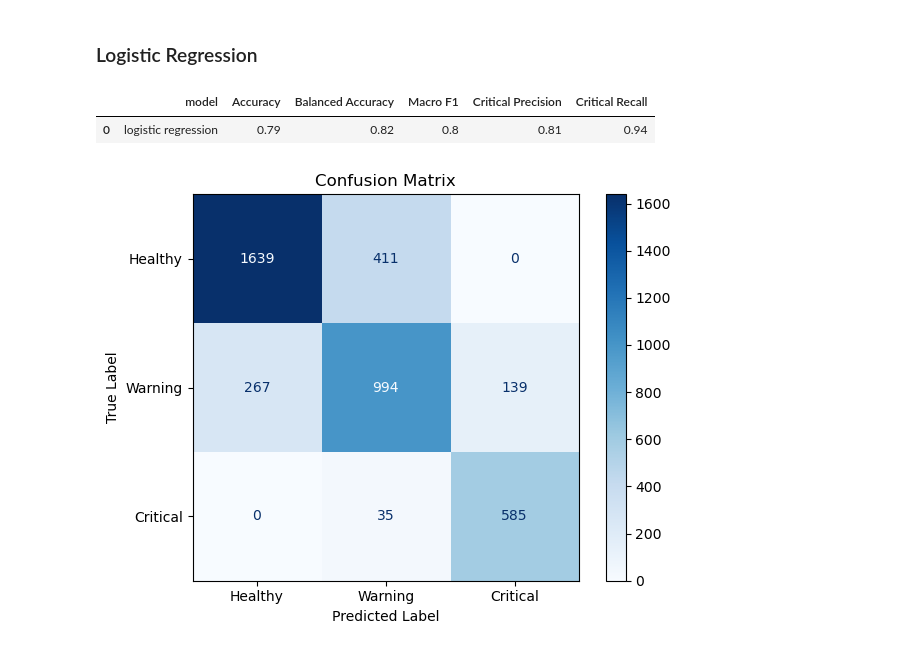
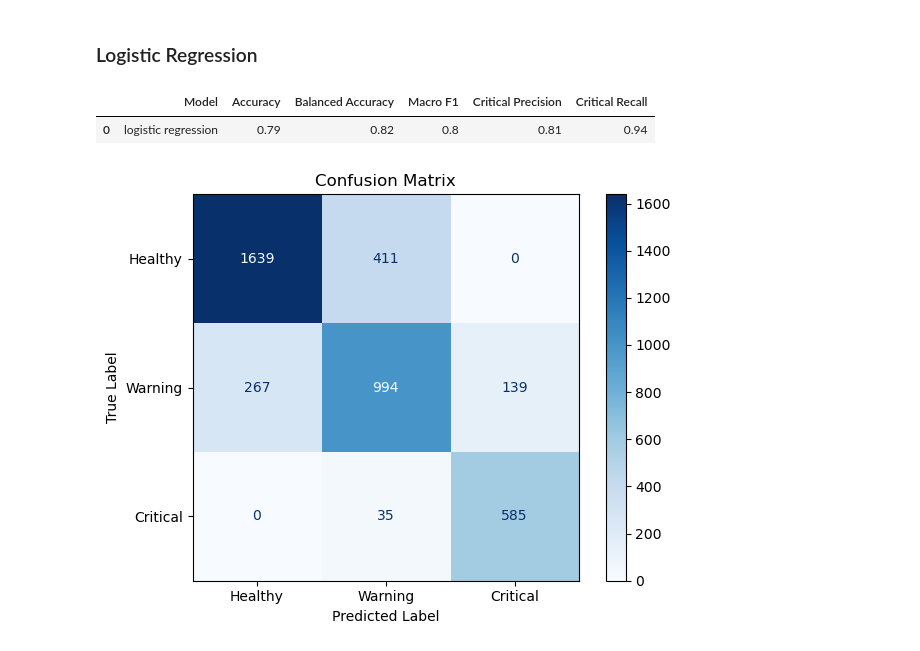
Before and after one commit to variableh/NASA, a Jupyter notebook: 03_classification.ipynb, the cells around one changed output. Drawn from its saved outputs; the diff is of its cells as text; code cells hidden in the pictures.

```diff
--- a/03_classification.ipynb
+++ b/03_classification.ipynb
@@ -186,9 +190,10 @@ model_lr.fit(X_train, y_train)
 
 y_pred_lr = model_lr.predict(X_val)
 # %%
-evaluate(y_val, y_pred_lr, "logistic regression")
+lr_results = evaluate(y_val, y_pred_lr, "logistic regression")
+lr_results
 # %% [output]
-|  | model | Accuracy | Balanced Accuracy | Macro F1 | Critical Precision | Critical Recall |
+|  | Model | Accuracy | Balanced Accuracy | Macro F1 | Critical Precision | Critical Recall |
 | 0 | logistic regression | 0.79 | 0.82 | 0.8 | 0.81 | 0.94 |
 # %%
 plot_cm(y_val, y_pred_lr)
```
Also changed, not shown: parts of 16 cells of this notebook.
